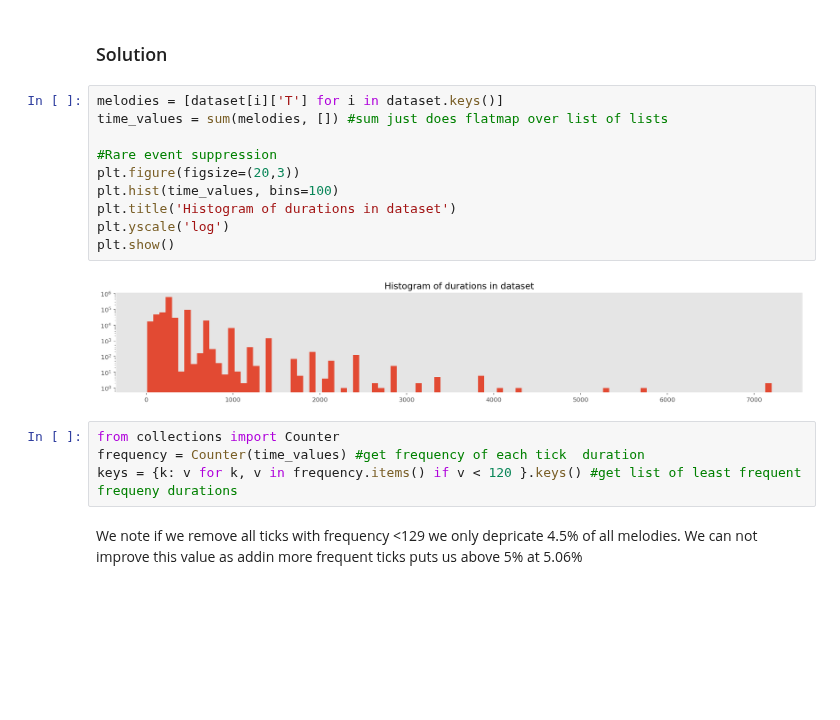
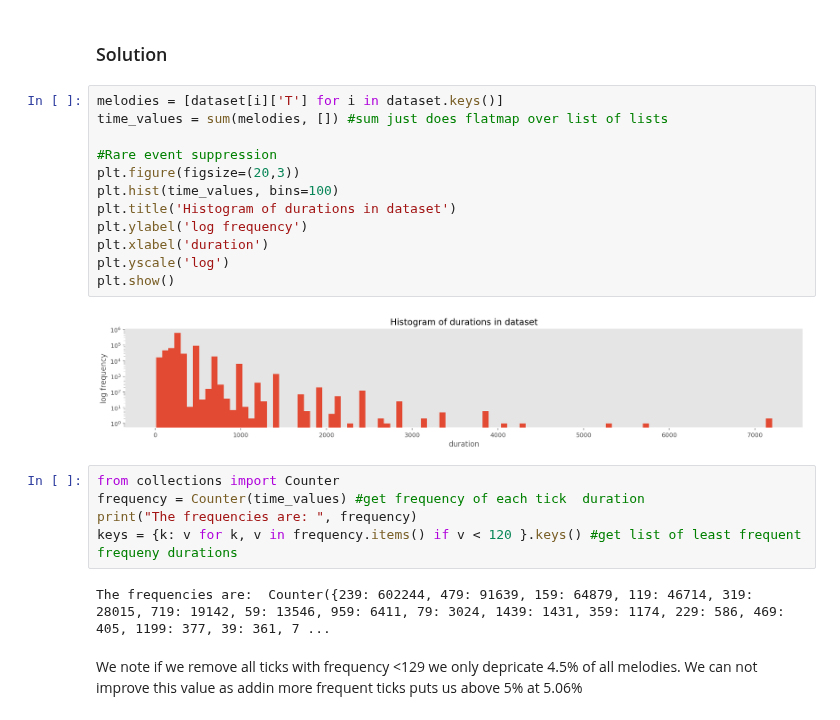
Before and after one commit to lguillain/Artificial-Neural-Networks, a Jupyter notebook: miniproject2/miniproject2_Leonore.ipynb, the cells around one changed output. Cells and saved outputs as stored; diff of their text form; blank space fills up the shorter version.

```diff
--- a/miniproject2/miniproject2_Leonore.ipynb
+++ b/miniproject2/miniproject2_Leonore.ipynb
@@ -401,19 +401,24 @@ Finally, you shoud recompute the tokenization step for your brand new filtered a
 # %%
 melodies = [dataset[i]['T'] for i in dataset.keys()]
 time_values = sum(melodies, []) #sum just does flatmap over list of lists
 
 #Rare event suppression
 plt.figure(figsize=(20,3))
 plt.hist(time_values, bins=100)
 plt.title('Histogram of durations in dataset')
+plt.ylabel('log frequency')
+plt.xlabel('duration')
 plt.yscale('log')
 plt.show()
 # %% [output]
-[figure, old version]
+[figure, new version]
 # %%
 from collections import Counter
 frequency = Counter(time_values) #get frequency of each tick  duration
+print("The frequencies are: ", frequency)
 keys = {k: v for k, v in frequency.items() if v < 120 }.keys() #get list of least frequent frequeny durations
+# %% [output]
+The frequencies are:  Counter({239: 602244, 479: 91639, 159: 64879, 119: 46714, 319: 28015, 719: 19142, 59: 13546, 959: 6411, 79: 3024, 1439: 1431, 359: 1174, 229: 586, 469: 405, 1199: 377, 39: 361, 7 ...
 # %% [markdown]
 We note if we remove all ticks with frequency <129  we only depricate 4.5% of all melodies. We can not improve this value as addin more frequent ticks puts us above 5% at 5.06%
 # %%
```
Also changed, not shown: parts of 25 cells of this notebook.
